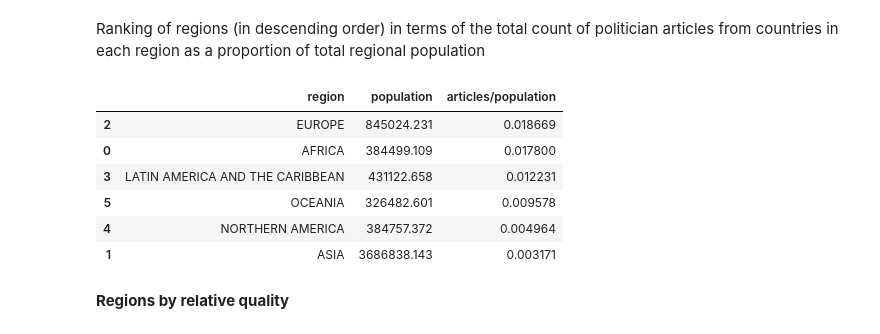
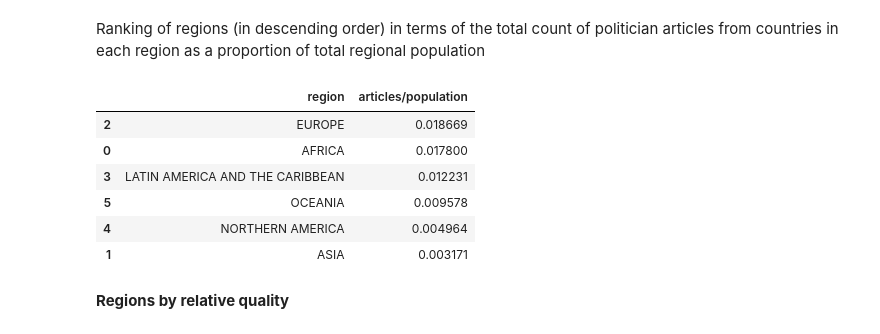
Before and after one commit to chrisk280/A3-hcds-hcc-bias, a Jupyter notebook: src/A3_Wikipedia_ORES_Bias.ipynb, the cells around one changed output. Saved outputs shown, nothing was run; the diff lists cells and outputs as text; code cells hidden in the pictures.

Commit message:
Remove population in region coverage table

```diff
--- a/src/A3_Wikipedia_ORES_Bias.ipynb
+++ b/src/A3_Wikipedia_ORES_Bias.ipynb
@@ -422,19 +422,19 @@ Ranking of regions (in descending order) in terms of the total count of politici
 # %%
 articles_per_region = dict(Counter(pp_df["region"]))
 table_3 = pp_df[["population", "region"]].groupby(by="region", as_index=False).sum()
 table_3["articles/population"] = table_3.apply(lambda x: articles_per_region[x["region"]]/x["population"] , axis=1)
-table_3 = table_3.sort_values(by="articles/population", ascending=False)
+table_3 = table_3.drop(columns=["population"]).sort_values(by="articles/population", ascending=False)
 
 table_3.to_csv("../results/region_coverage.csv",index=False)
 table_3
 # %% [output]
-|  | region | population | articles/population |
-| 2 | EUROPE | 845024.231 | 0.018669 |
-| 0 | AFRICA | 384499.109 | 0.017800 |
-| 3 | LATIN AMERICA AND THE CARIBBEAN | 431122.658 | 0.012231 |
-| 5 | OCEANIA | 326482.601 | 0.009578 |
-| 4 | NORTHERN AMERICA | 384757.372 | 0.004964 |
-| 1 | ASIA | 3686838.143 | 0.003171 |
+|  | region | articles/population |
+| 2 | EUROPE | 0.018669 |
+| 0 | AFRICA | 0.017800 |
+| 3 | LATIN AMERICA AND THE CARIBBEAN | 0.012231 |
+| 5 | OCEANIA | 0.009578 |
+| 4 | NORTHERN AMERICA | 0.004964 |
+| 1 | ASIA | 0.003171 |
 # %% [markdown]
 **Regions by relative quality**
 # %%
```
